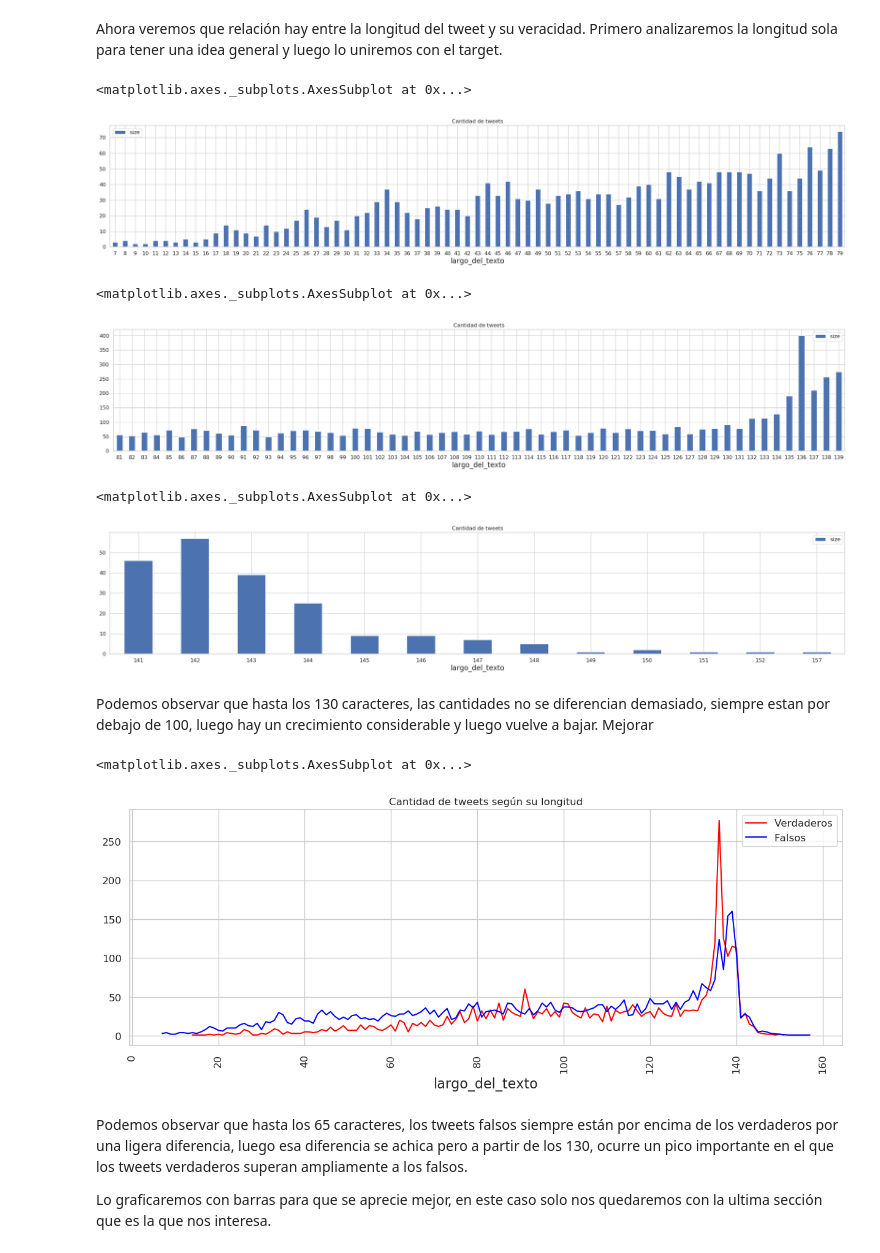
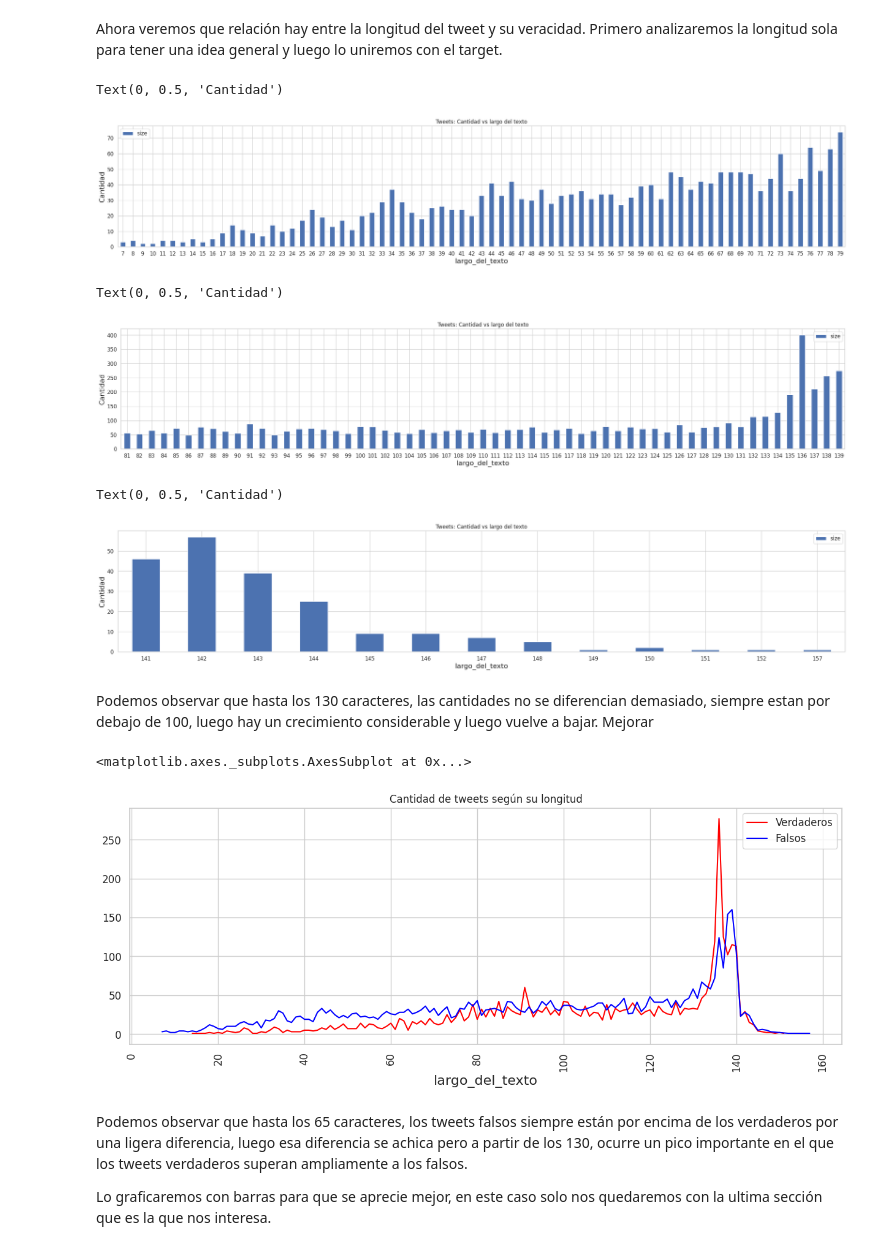
Before and after one commit to delpinor/datos7506, a Jupyter notebook: TP.ipynb, the cells around one changed output. Drawn from its saved outputs; the diff is of its cells as text; code cells hidden in the pictures.

```diff
--- a/TP.ipynb
+++ b/TP.ipynb
@@ -347,9 +347,7 @@ df_ext['largo_del_texto'] = df_ext['text'].apply(len)
 df_ext['mencion'] = df_ext['text'].str.contains('@').astype(int)
 df_ext['hashtag'] = df_ext['text'].str.contains('#').astype(int)
 df_ext['url'] = df_ext['text'].str.contains('http').astype(int)
-df_ext['Sin caracteres especiales'] =  ((df_ext['text'].str.contains('@') == False) & \
-(df_ext['text'].str.contains('#')  == False) & \
-(df_ext['text'].str.contains('http') == False)).astype(int)
-df_ext.tail(10)
+df_ext['Sin caracteres especiales'] =  ((df_ext['mencion'] == 0) & (df_ext['hashtag']  == 0) & (df_ext['url'] == 0)).astype(int)
+df_ext.head()
 # %% [output]
 |  | id | keyword | location | text | target | largo_del_texto | mencion | hashtag | url | ... |
@@ -380,0 +388,3 @@ plotdata
+# %%
+df_ext['Sin caracteres especiales'] = ((df_ext['text'].str.contains('#')  == False) & (df_ext['text'].str.contains('http') == False)).astype(int)
+df_ext.head()
@@ -741,24 +789,27 @@ Primero analizaremos la longitud sola para tener una idea general y luego lo uni
 # %%
 cantidad_de_tweets1 = df_ext.loc[(df_ext.largo_del_texto < 80)]
 cantidad_de_tweets1 = cantidad_de_tweets1.groupby(['largo_del_texto'])['largo_del_texto'].agg(['size'])
-cantidad_de_tweets1.plot(kind = 'bar', figsize = (30, 5), rot = 0, title = "Cantidad de tweets")
+cantidad_de_tweets1.plot(kind = 'bar', figsize = (30, 5), rot = 0, title = "Tweets: Cantidad vs largo del texto")
+plt.ylabel('Cantidad')
 # %% [output]
-<matplotlib.axes._subplots.AxesSubplot at 0x...>
+Text(0, 0.5, 'Cantidad')
-[figure, old version]
+[figure, new version]
 # %%
 cantidad_de_tweets2 = df_ext.loc[(df_ext.largo_del_texto > 80) & (df_ext.largo_del_texto < 140)]
 cantidad_de_tweets2 = cantidad_de_tweets2.groupby(['largo_del_texto'])['largo_del_texto'].agg(['size'])
-cantidad_de_tweets2.plot(kind = 'bar', figsize = (30, 5), rot = 0, title = "Cantidad de tweets")
+cantidad_de_tweets2.plot(kind = 'bar', figsize = (30, 5), rot = 0, title = "Tweets: Cantidad vs largo del texto")
+plt.ylabel('Cantidad')
 # %% [output]
-<matplotlib.axes._subplots.AxesSubplot at 0x...>
+Text(0, 0.5, 'Cantidad')
-[figure, old version]
+[figure, new version]
 # %%
 cantidad_de_tweets3 = df_ext.loc[(df_ext.largo_del_texto > 140)]
 cantidad_de_tweets3 = cantidad_de_tweets3.groupby(['largo_del_texto'])['largo_del_texto'].agg(['size'])
-cantidad_de_tweets3.plot(kind = 'bar', figsize = (30, 5), rot = 0, title = "Cantidad de tweets")
+cantidad_de_tweets3.plot(kind = 'bar', figsize = (30, 5), rot = 0, title = "Tweets: Cantidad vs largo del texto")
+plt.ylabel('Cantidad')
 # %% [output]
-<matplotlib.axes._subplots.AxesSubplot at 0x...>
+Text(0, 0.5, 'Cantidad')
-[figure, old version]
+[figure, new version]
 # %% [markdown]
 Podemos observar que hasta los 130 caracteres, las cantidades no se diferencian demasiado, siempre estan por debajo de 100, luego hay un crecimiento considerable y luego vuelve a bajar.
 Mejorar
@@ -770,7 +821,7 @@ df_verdaderos['size'].plot(figsize = (15,5), rot = 90, title = "Cantidad de twee
 df_falsos['size'].plot(figsize = (15,5), rot = 90, color = "Blue",label = 'Falsos', legend = ' ')
 # %% [output]
 <matplotlib.axes._subplots.AxesSubplot at 0x...>
-[figure, old version]
+[figure, new version]
 # %% [markdown]
 Podemos observar que hasta los 65 caracteres, los tweets falsos siempre están por encima de los verdaderos por una ligera diferencia, luego esa diferencia se achica pero a partir de los 130, ocurre un pico importante en el que los tweets verdaderos superan ampliamente a los falsos.
 
```
Also changed, not shown: parts of 32 cells of this notebook.
